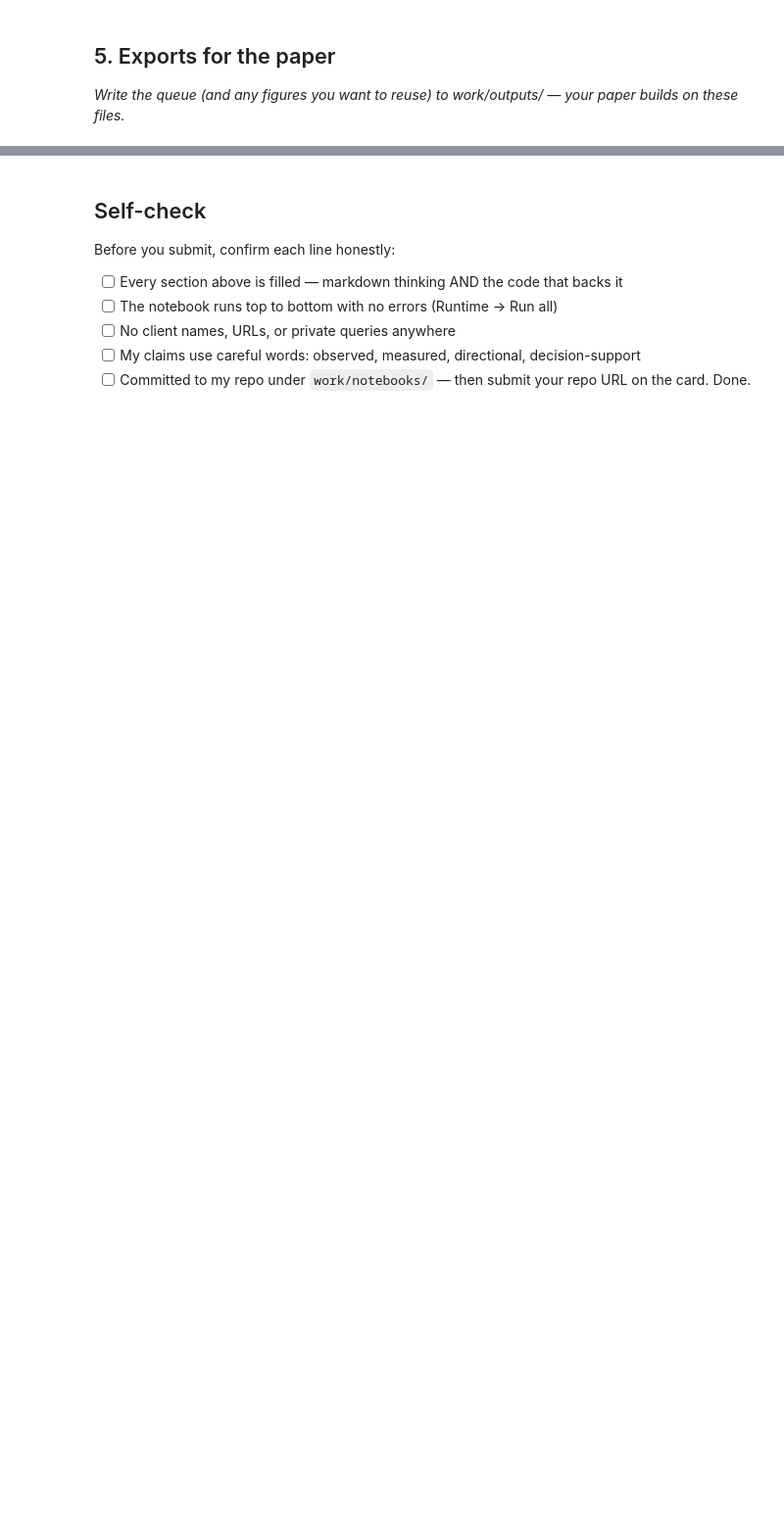
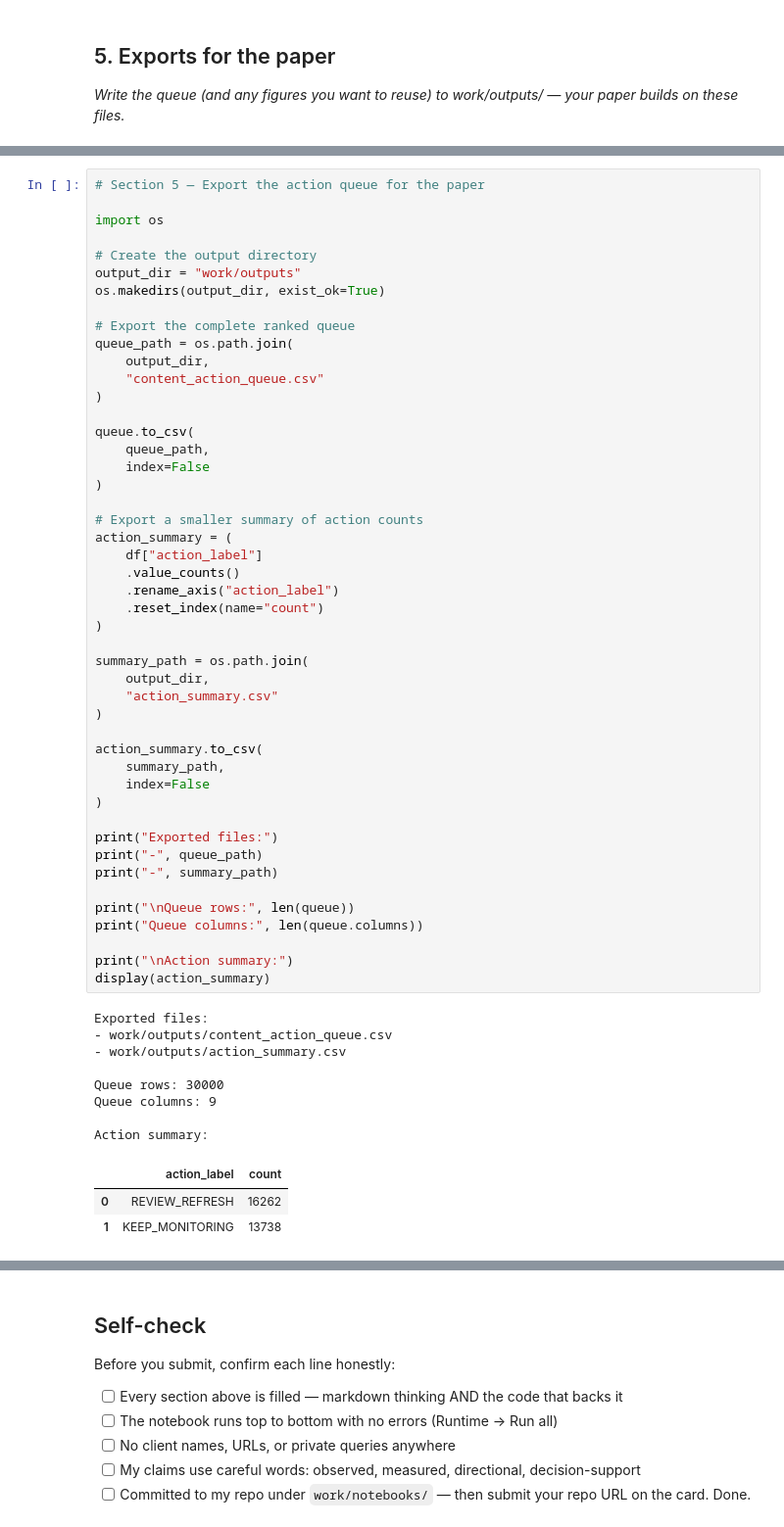
Before and after one commit to FatimaNdeem/Flyrank-ml-internship., a Jupyter notebook: work/notebooks/w07_action_playbook.ipynb, the cells around one changed output, grey strips where cells are left out. Shown at 98% size. Cells and saved outputs as stored; diff of their text form; blank space fills up the shorter version.

```diff
--- a/work/notebooks/w07_action_playbook.ipynb
+++ b/work/notebooks/w07_action_playbook.ipynb
@@ -43,0 +418,59 @@ This skeleton is yours to fill. Work the sections **in order** — each one has
+# %%
+# Section 5 — Export the action queue for the paper
+
+import os
+
+# Create the output directory
+output_dir = "work/outputs"
+os.makedirs(output_dir, exist_ok=True)
+
+# Export the complete ranked queue
+queue_path = os.path.join(
+    output_dir,
+    "content_action_queue.csv"
+)
+
+queue.to_csv(
+    queue_path,
+    index=False
+)
+
+# Export a smaller summary of action counts
+action_summary = (
+    df["action_label"]
+    .value_counts()
+    .rename_axis("action_label")
+    .reset_index(name="count")
+)
+
+summary_path = os.path.join(
+    output_dir,
+    "action_summary.csv"
+)
+
+action_summary.to_csv(
+    summary_path,
+    index=False
+)
+
+print("Exported files:")
+print("-", queue_path)
+print("-", summary_path)
+
+print("\nQueue rows:", len(queue))
+print("Queue columns:", len(queue.columns))
+
+print("\nAction summary:")
+display(action_summary)
+# %% [output]
+Exported files:
+- work/outputs/content_action_queue.csv
+- work/outputs/action_summary.csv
+
+Queue rows: 30000
+Queue columns: 9
+
+Action summary:
+|  | action_label | count |
+| 0 | REVIEW_REFRESH | 16262 |
+| 1 | KEEP_MONITORING | 13738 |
```
Also changed, not shown: parts of 18 cells of this notebook.
